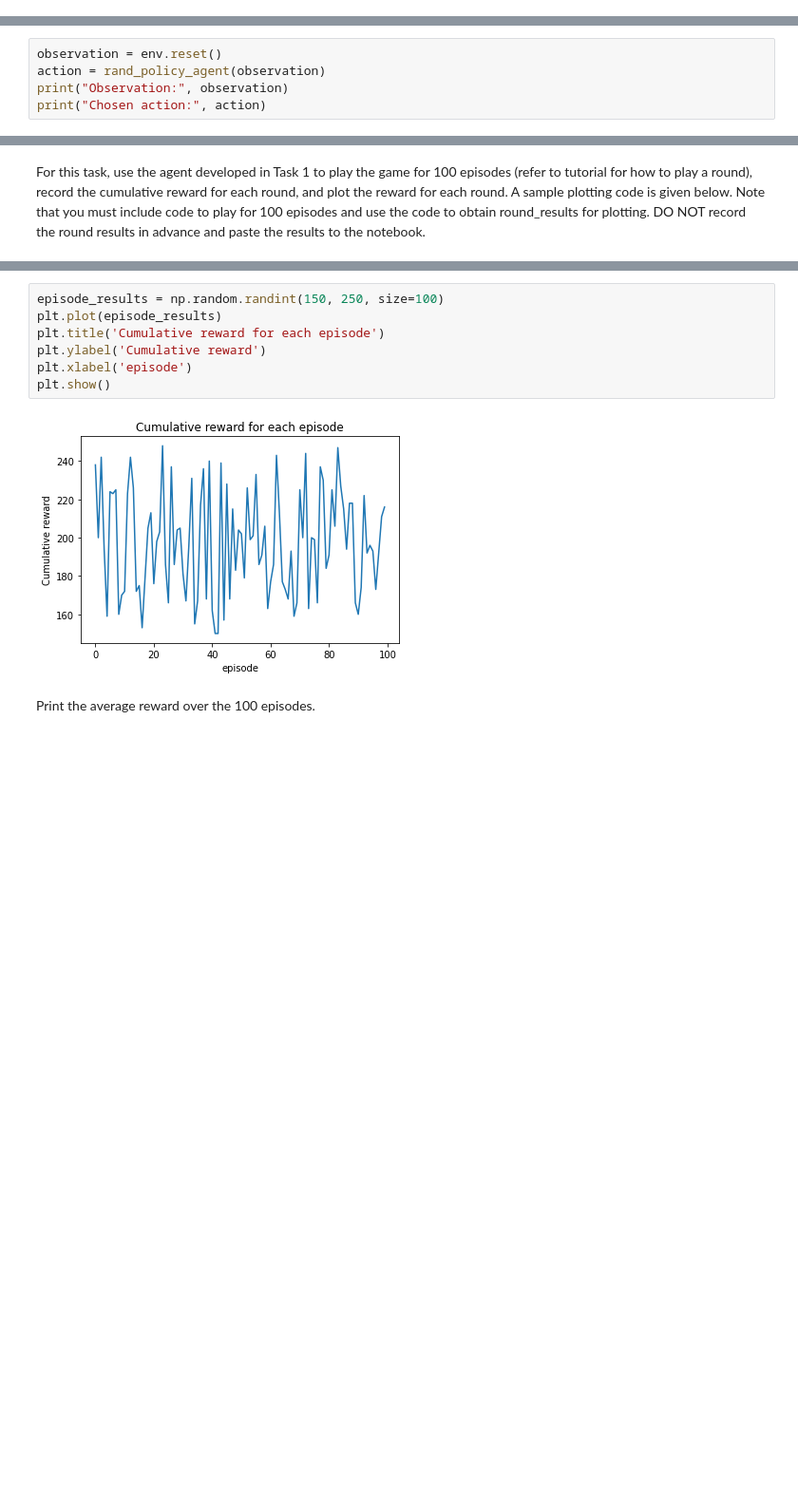
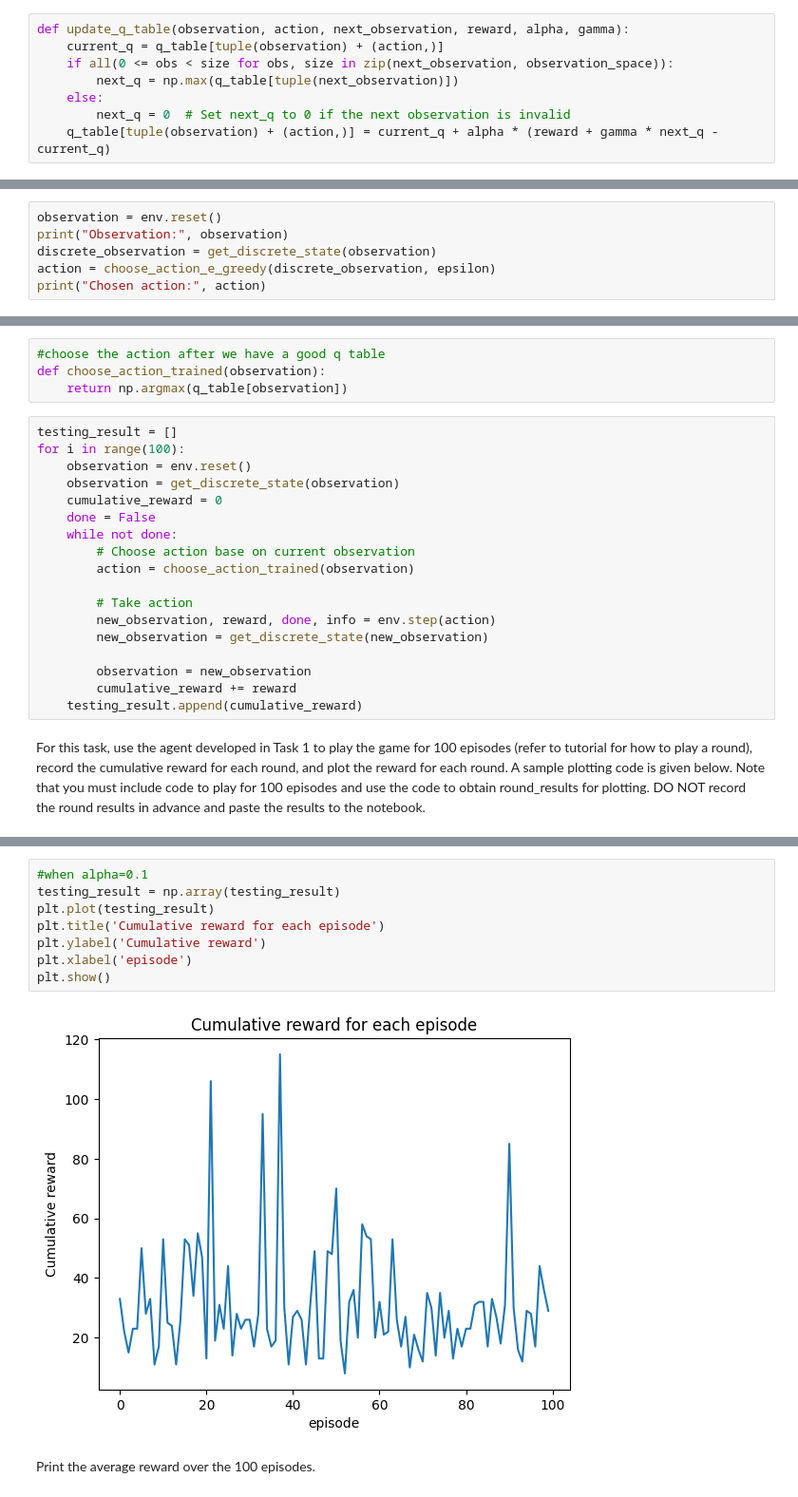
Before and after one commit to PHY041/SC3000-Cart-Pole, a Jupyter notebook: SC3000_cartpole.ipynb, the cells around one changed output, grey strips where cells are left out. Shown: that part at 95% size. Drawn from its saved outputs; the diff is of its cells as text; blank space fills up the shorter version.

```diff
--- a/SC3000_cartpole.ipynb
+++ b/SC3000_cartpole.ipynb
@@ -119,0 +196,8 @@ def rand_policy_agent(observation):
+# %%
+def update_q_table(observation, action, next_observation, reward, alpha, gamma):
+    current_q = q_table[tuple(observation) + (action,)]
+    if all(0 <= obs < size for obs, size in zip(next_observation, observation_space)):
+        next_q = np.max(q_table[tuple(next_observation)])
+    else:
+        next_q = 0  # Set next_q to 0 if the next observation is invalid
+    q_table[tuple(observation) + (action,)] = current_q + alpha * (reward + gamma * next_q - current_q)
@@ -121,7 +265,8 @@ def rand_policy_agent(observation):
 For Task 1, we can show the observation and chosen action below:
 # %%
 observation = env.reset()
-action = rand_policy_agent(observation)
 print("Observation:", observation)
+discrete_observation = get_discrete_state(observation)
+action = choose_action_e_greedy(discrete_observation, epsilon)
 print("Chosen action:", action)
 # %% [output]
@@ -130,4 +275,26 @@ Chosen action: 0
 # %% [markdown]
 ## Task 2: Demonstrate the effectiveness of the RL agent
+# %%
+#choose the action after we have a good q table
+def choose_action_trained(observation):
+    return np.argmax(q_table[observation])
+# %%
+testing_result = []
+for i in range(100):
+    observation = env.reset()
+    observation = get_discrete_state(observation)
+    cumulative_reward = 0
+    done = False
+    while not done:
+        # Choose action base on current observation
+        action = choose_action_trained(observation)
+
+        # Take action
+        new_observation, reward, done, info = env.step(action)
+        new_observation = get_discrete_state(new_observation)
+
+        observation = new_observation
+        cumulative_reward += reward
+    testing_result.append(cumulative_reward)
 # %% [markdown]
 For this task, use the agent developed in Task 1 to play the game for 100 episodes (refer to tutorial for how to play a round), record the cumulative reward for each round, and plot the reward for each round. A sample plotting code is given below. Note that you must include code to play for 100 episodes and use the code to obtain round_results for plotting. DO NOT record the round results in advance and paste the results to the notebook.
@@ -134,12 +303,13 @@ For this task, use the agent developed in Task 1 to play the game for 100 episod
 # %%
-episode_results = np.random.randint(150, 250, size=100)
-plt.plot(episode_results)
+#when alpha=0.1
+testing_result = np.array(testing_result)
+plt.plot(testing_result)
 plt.title('Cumulative reward for each episode')
 plt.ylabel('Cumulative reward')
 plt.xlabel('episode')
 plt.show()
 # %% [output]
-[figure, old version]
+[figure, new version]
 # %% [markdown]
 Print the average reward over the 100 episodes.
 # %%
```
Also changed, not shown: parts of 30 cells of this notebook.
